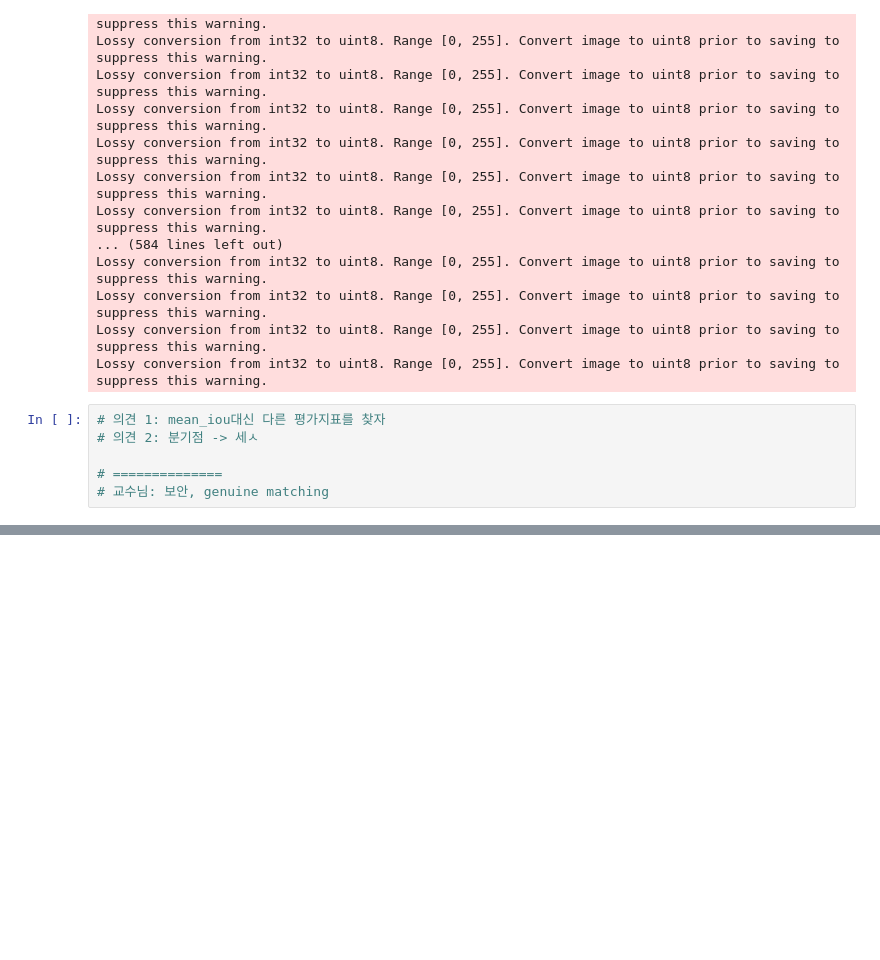
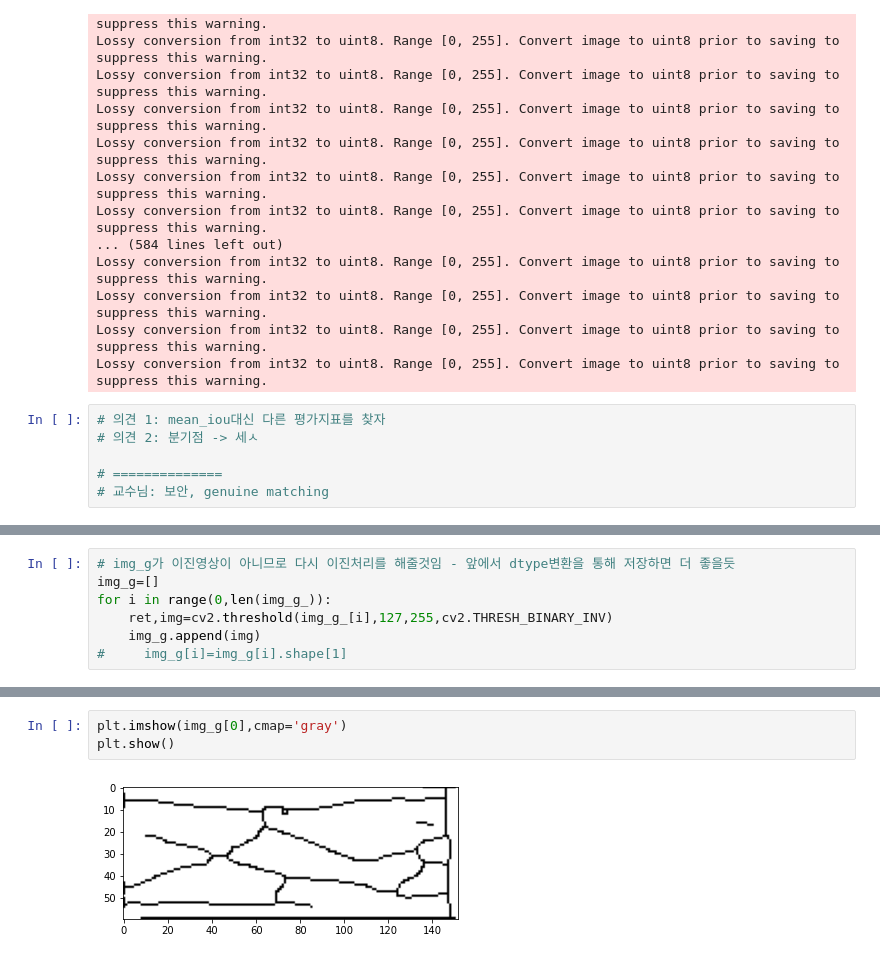
Before and after one commit to sohyeon98720/fingervein_recognition, a Jupyter notebook: u_net_improved.ipynb, the cells around one changed output, grey strips where cells are left out. Drawn from its saved outputs; the diff is of its cells as text; blank space fills up the shorter version.

```diff
--- a/u_net_improved.ipynb
+++ b/u_net_improved.ipynb
@@ -669,0 +753,7 @@ Lossy conversion from int32 to uint8. Range [0, 255]. Convert image to uint8 pri
+# %%
+# img_g가 이진영상이 아니므로 다시 이진처리를 해줄것임 - 앞에서 dtype변환을 통해 저장하면 더 좋을듯
+img_g=[]
+for i in range(0,len(img_g_)):
+    ret,img=cv2.threshold(img_g_[i],127,255,cv2.THRESH_BINARY_INV)
+    img_g.append(img)
+#     img_g[i]=img_g[i].shape[1]
@@ -669,0 +770,5 @@ Lossy conversion from int32 to uint8. Range [0, 255]. Convert image to uint8 pri
+# %%
+plt.imshow(img_g[0],cmap='gray')
+plt.show()
+# %% [output]
+[figure, added]
```
Also changed, not shown: parts of 16 cells of this notebook.
